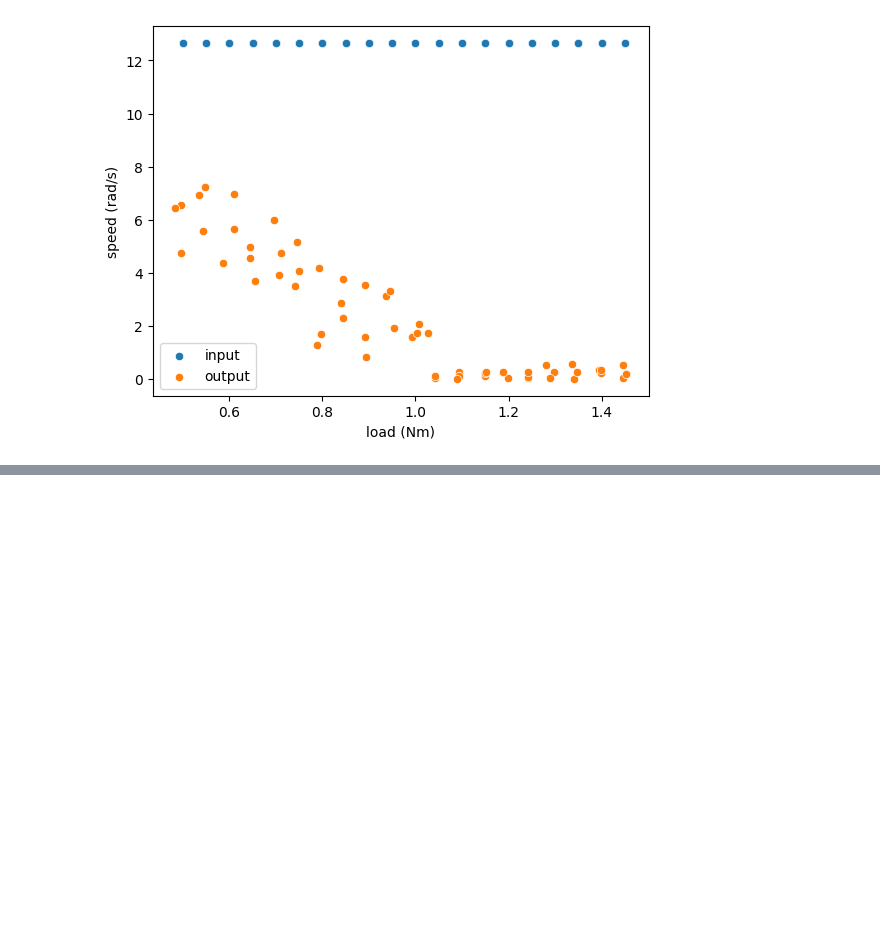
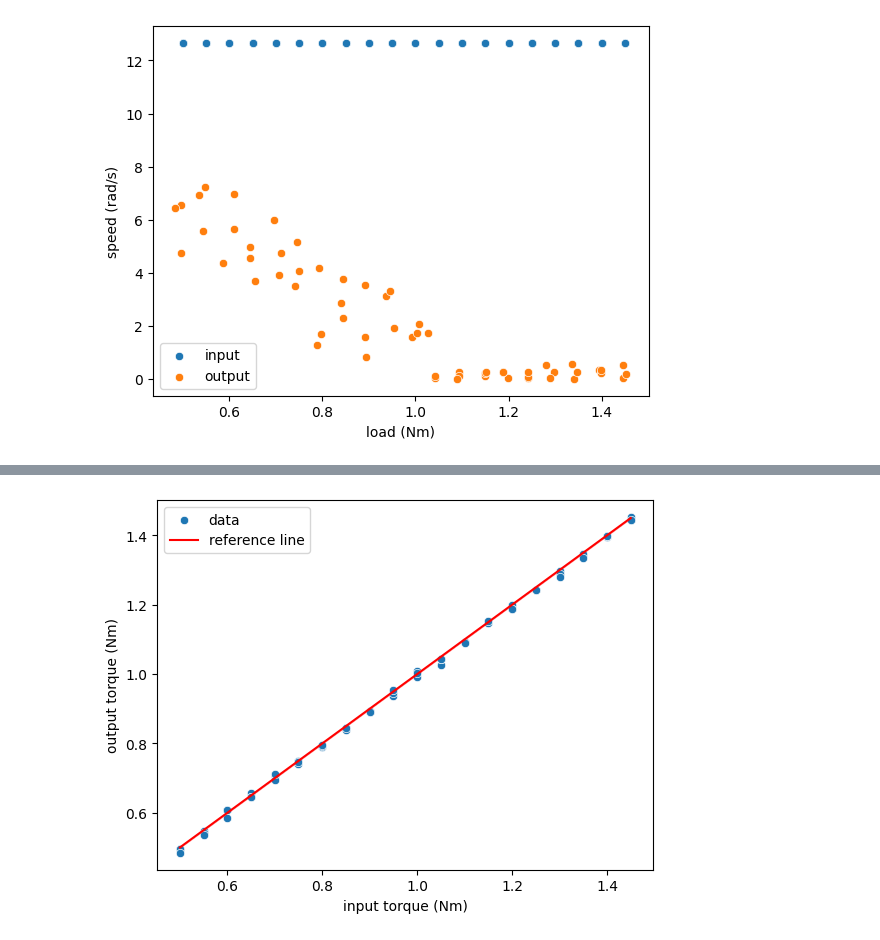
Before and after one commit to priest-yang/Motor-testing, a Jupyter notebook: data_analysis.ipynb, the cells around one changed output, grey strips where cells are left out. Cells and saved outputs as stored; diff of their text form; code cells hidden in the pictures; blank space fills up the shorter version.

Commit message:
forward data

```diff
--- a/data_analysis.ipynb
+++ b/data_analysis.ipynb
@@ -51,0 +29,9 @@ plt.show()
+# %%
+sns.scatterplot(data=motor_data, x="input_torque", y='output_torque')
+sns.lineplot(data=motor_data, x='input_torque', y='input_torque', color='red')
+plt.legend(['data', 'reference line'])
+plt.ylabel('output torque (Nm)')
+plt.xlabel('input torque (Nm)')
+plt.show()
+# %% [output]
+[figure, added]
```
Also changed, not shown: parts of 5 cells of this notebook, 1 other file.
